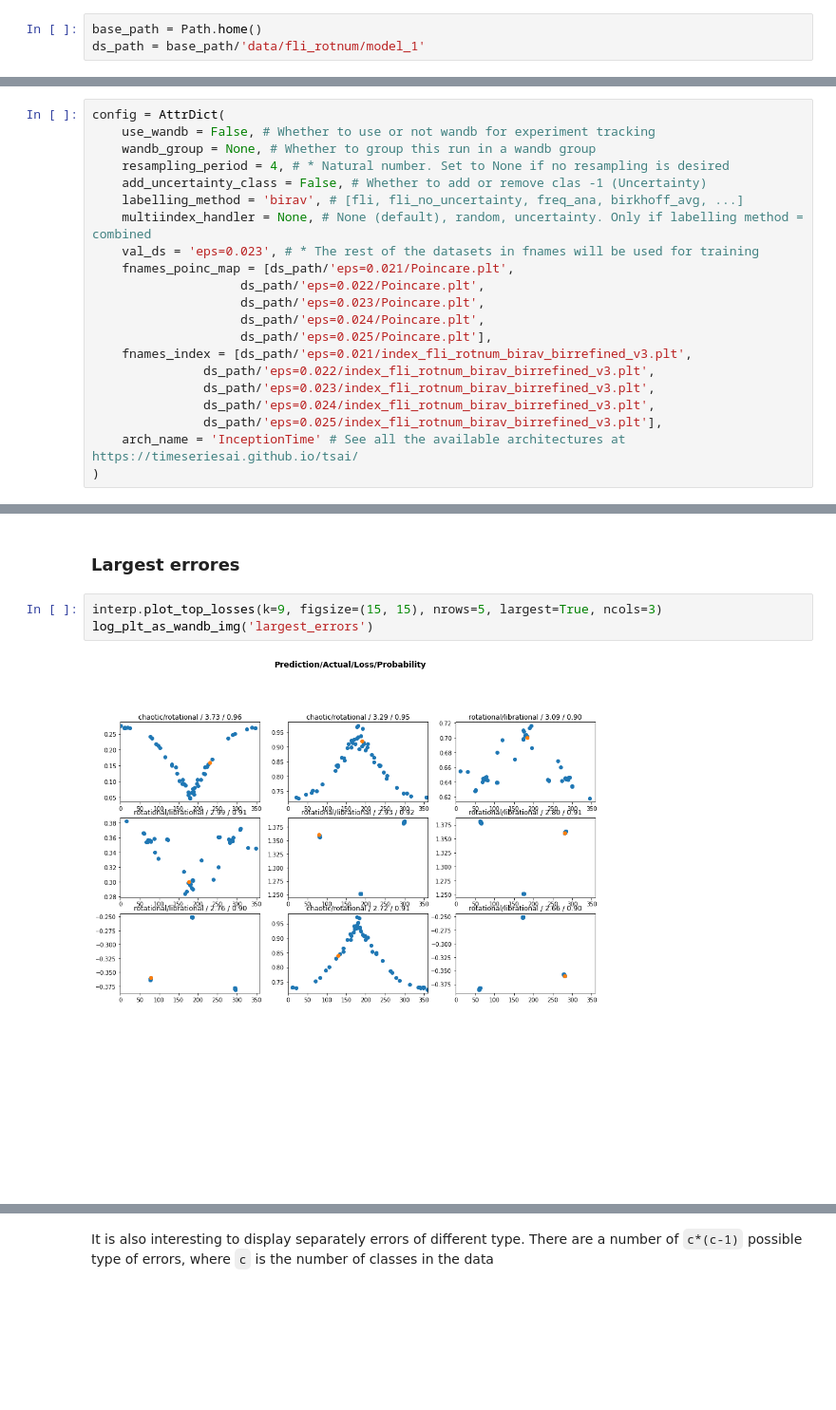
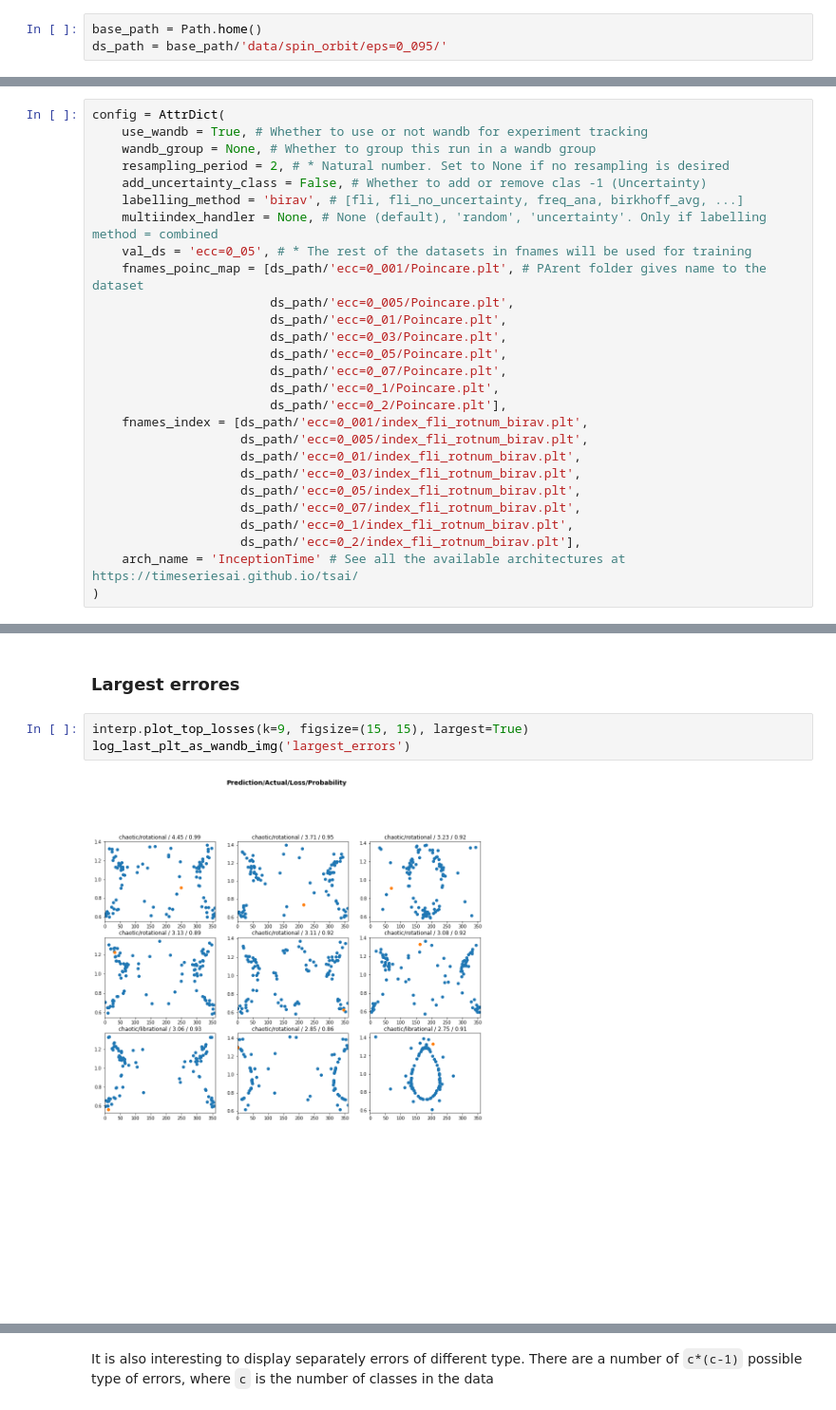
Before and after one commit to vrodriguezf/mlchaos, a Jupyter notebook: nbs/_motion_classification_time_series.ipynb, the cells around one changed output, grey strips where cells are left out. Shown at 95% size. Saved outputs shown, nothing was run; the diff lists cells and outputs as text; blank space fills up the shorter version.

Commit message:
spin orbit case

```diff
--- a/nbs/_motion_classification_time_series.ipynb
+++ b/nbs/_motion_classification_time_series.ipynb
@@ -30,30 +25,36 @@ import wandb
 from fastai.callback.wandb import *
 # %%
 base_path = Path.home()
-ds_path = base_path/'data/fli_rotnum/model_1'
+ds_path = base_path/'data/spin_orbit/eps=0_095/'
 # %% [markdown]
 ## Notebook configuration
 
 Put here everything that could be needed if this notebook was called from outside, as an script
 # %%
 config = AttrDict(
-    use_wandb = False, # Whether to use or not wandb for experiment tracking
+    use_wandb = True, # Whether to use or not wandb for experiment tracking
     wandb_group = None, # Whether to group this run in a wandb group
-    resampling_period = 4, # * Natural number. Set to None if no resampling is desired
+    resampling_period = 2, # * Natural number. Set to None if no resampling is desired
     add_uncertainty_class = False, # Whether to add or remove clas -1 (Uncertainty)
     labelling_method = 'birav', # [fli, fli_no_uncertainty, freq_ana, birkhoff_avg, ...]
-    multiindex_handler = None, # None (default), random, uncertainty. Only if labelling method = combined
-    val_ds = 'eps=0.023', # * The rest of the datasets in fnames will be used for training
-    fnames_poinc_map = [ds_path/'eps=0.021/Poincare.plt',
-                    ds_path/'eps=0.022/Poincare.plt',
-                    ds_path/'eps=0.023/Poincare.plt',
-                    ds_path/'eps=0.024/Poincare.plt',
-                    ds_path/'eps=0.025/Poincare.plt'],
-    fnames_index = [ds_path/'eps=0.021/index_fli_rotnum_birav_birrefined_v3.plt',
-               ds_path/'eps=0.022/index_fli_rotnum_birav_birrefined_v3.plt',
-               ds_path/'eps=0.023/index_fli_rotnum_birav_birrefined_v3.plt',
-               ds_path/'eps=0.024/index_fli_rotnum_birav_birrefined_v3.plt',
-               ds_path/'eps=0.025/index_fli_rotnum_birav_birrefined_v3.plt'],
+    multiindex_handler = None, # None (default), 'random', 'uncertainty'. Only if labelling method = combined
+    val_ds = 'ecc=0_05', # * The rest of the datasets in fnames will be used for training
+    fnames_poinc_map = [ds_path/'ecc=0_001/Poincare.plt', # PArent folder gives name to the dataset
+                        ds_path/'ecc=0_005/Poincare.plt',
+                        ds_path/'ecc=0_01/Poincare.plt',
+                        ds_path/'ecc=0_03/Poincare.plt',
+                        ds_path/'ecc=0_05/Poincare.plt',
+                        ds_path/'ecc=0_07/Poincare.plt',
+                        ds_path/'ecc=0_1/Poincare.plt',
+                        ds_path/'ecc=0_2/Poincare.plt'],
+    fnames_index = [ds_path/'ecc=0_001/index_fli_rotnum_birav.plt',
+                    ds_path/'ecc=0_005/index_fli_rotnum_birav.plt',
+                    ds_path/'ecc=0_01/index_fli_rotnum_birav.plt',
+                    ds_path/'ecc=0_03/index_fli_rotnum_birav.plt',
+                    ds_path/'ecc=0_05/index_fli_rotnum_birav.plt',
+                    ds_path/'ecc=0_07/index_fli_rotnum_birav.plt',
+                    ds_path/'ecc=0_1/index_fli_rotnum_birav.plt',
+                    ds_path/'ecc=0_2/index_fli_rotnum_birav.plt'],
     arch_name = 'InceptionTime' # See all the available architectures at https://timeseriesai.github.io/tsai/
 )
 # %% [markdown]
@@ -319,8 +321,8 @@ interp.plot_top_losses(k=9, figsize=(15, 15), largest=False)
 # %% [markdown]
 ### Largest errores
 # %%
-interp.plot_top_losses(k=9, figsize=(15, 15), nrows=5, largest=True, ncols=3)
-log_plt_as_wandb_img('largest_errors')
+interp.plot_top_losses(k=9, figsize=(15, 15), largest=True)
+log_last_plt_as_wandb_img('largest_errors')
 # %% [output]
-[figure, old version]
+[figure, new version]
 # %% [markdown]
```
Also changed, not shown: parts of 32 cells of this notebook, 8 other files.
